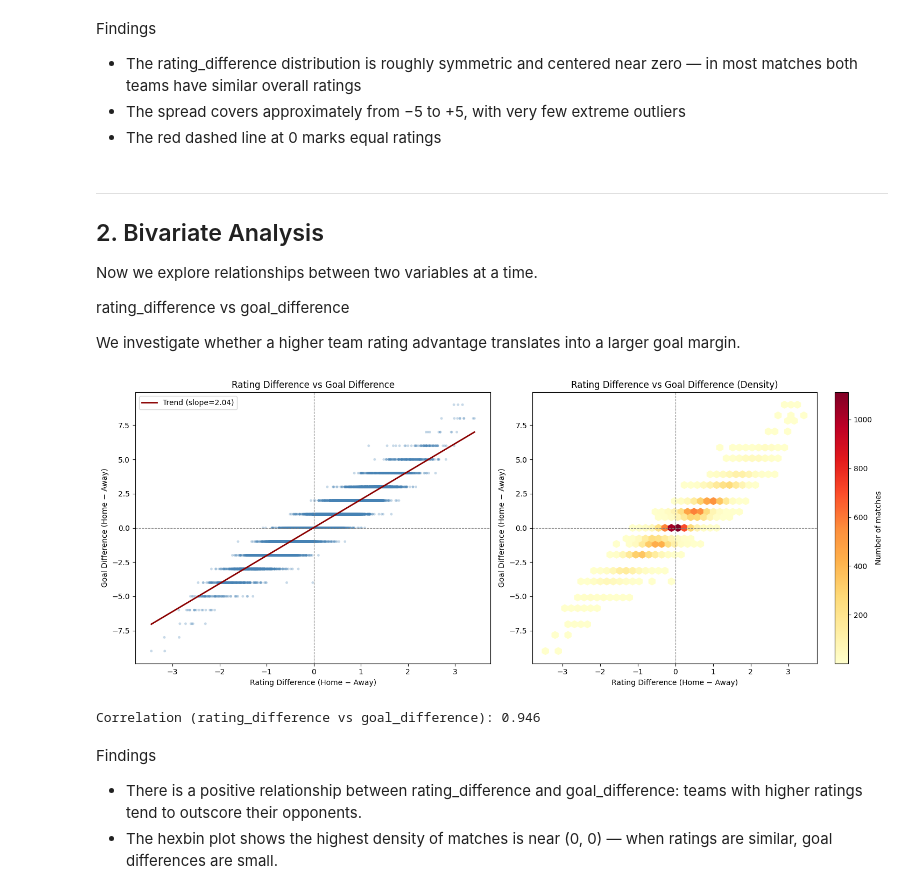
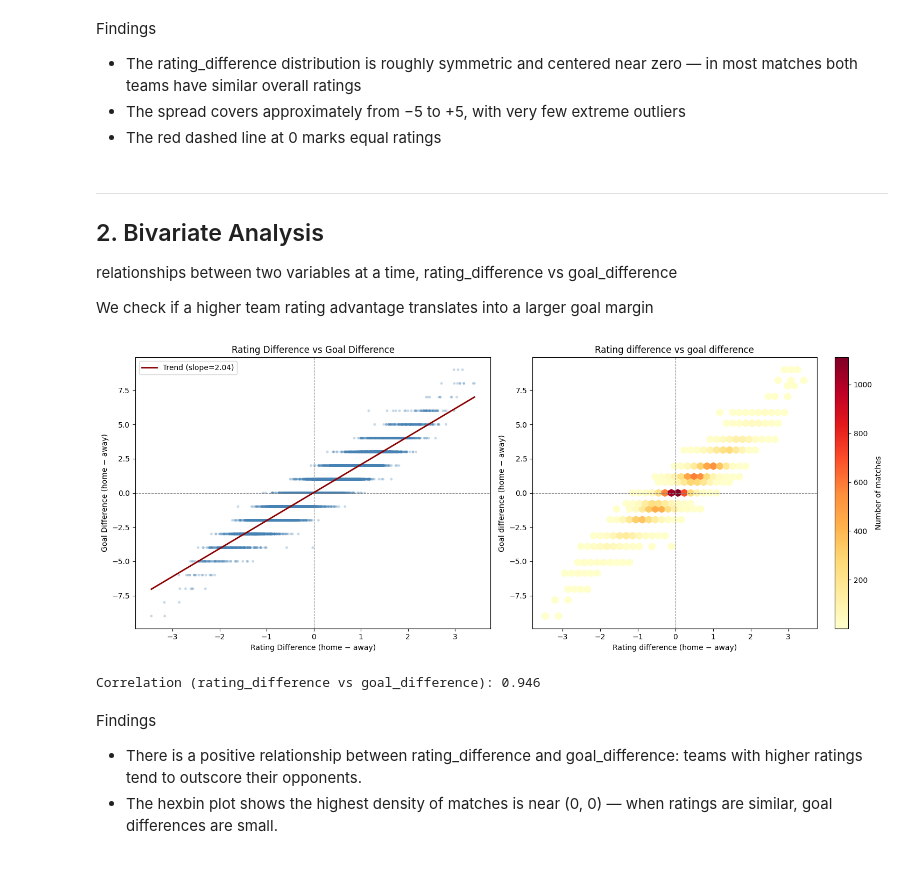
Before and after one commit to magrimuc/prj-2-eda-sql-football-matches-statistics, a Jupyter notebook: Ultimate_Master_notebook.ipynb, the cells around one changed output. Drawn from its saved outputs; the diff is of its cells as text; code cells hidden in the pictures.

```diff
--- a/Ultimate_Master_notebook.ipynb
+++ b/Ultimate_Master_notebook.ipynb
@@ -1611,26 +1611,17 @@ Therefore, current league points can be considered an informative predictor of m
 
 We explore individual distributions of key variables: rating_difference
 # %%
-if 'average_home_team_rating' not in clean_df.columns:
-    clean_df['average_home_team_rating'] = clean_df[['home_defense_rating', 'home_midfield_rating', 'home_attack_rating']].mean(axis=1)
-
-if 'average_away_team_rating' not in clean_df.columns:
-    clean_df['average_away_team_rating'] = clean_df[['away_defense_rating', 'away_midfield_rating', 'away_attack_rating']].mean(axis=1)
-
-if 'rating_difference' not in clean_df.columns:
-    clean_df['rating_difference'] = clean_df['average_home_team_rating'] - clean_df['average_away_team_rating']
-
 fig, axes = plt.subplots(1, 2, figsize=(14, 5))
 
 axes[0].hist(clean_df['rating_difference'].dropna(), bins=40, color='steelblue')
-axes[0].axvline(0, color='red', linestyle='--', linewidth=1.5, label='Equal Rating')
+axes[0].axvline(0, color='red', linestyle='--', label='Equal Rating')
 axes[0].set_title('Distribution of Rating Difference (Home − Away)')
 axes[0].set_xlabel('Rating Difference')
 axes[0].set_ylabel('Number of Matches')
 axes[0].legend()
 
-axes[1].boxplot(clean_df['rating_difference'].dropna(), vert=True, patch_artist=True, boxprops=dict(facecolor='steelblue'), medianprops=dict(color='darkred', linewidth=2))
-axes[1].axhline(0, color='red', linestyle='--', linewidth=1.5)
+axes[1].boxplot(clean_df['rating_difference'].dropna(), vert=True, patch_artist=True)
+axes[1].axhline(0, color='red', linestyle='--')
 axes[1].set_title('Boxplot of Rating Difference')
 axes[1].set_ylabel('Rating Difference')
 
@@ -1660,47 +1651,44 @@ Findings
 
 ## 2. Bivariate Analysis
 
-Now we explore relationships between two variables at a time.
+relationships between two variables at a time, rating_difference vs goal_difference
 
-rating_difference vs goal_difference
-
-We investigate whether a higher team rating advantage translates into a larger goal margin.
+We check if a higher team rating advantage translates into a larger goal margin
 # %%
 fig, axes = plt.subplots(1, 2, figsize=(15, 6))
 
-axes[0].scatter(clean_df['rating_difference'], clean_df['goal_difference'],
-                alpha=0.3, c='steelblue', s=12, edgecolors='none')
+axes[0].scatter(clean_df['rating_difference'], clean_df['goal_difference'], alpha=0.3, c='steelblue', s=12, edgecolors='none')
 axes[0].axhline(0, color='gray', linestyle='--', linewidth=0.8)
 axes[0].axvline(0, color='gray', linestyle='--', linewidth=0.8)
 
 from numpy.polynomial.polynomial import polyfit
 valid = clean_df[['rating_difference', 'goal_difference']].dropna()
 x_fit = valid['rating_difference']
 y_fit = valid['goal_difference']
 b, m = polyfit(x_fit, y_fit, 1)
 x_line = np.linspace(x_fit.min(), x_fit.max(), 100)
 axes[0].plot(x_line, b + m * x_line, color='darkred', linewidth=2, label=f'Trend (slope={m:.2f})')
 
 axes[0].set_title('Rating Difference vs Goal Difference')
-axes[0].set_xlabel('Rating Difference (Home − Away)')
-axes[0].set_ylabel('Goal Difference (Home − Away)')
+axes[0].set_xlabel('Rating Difference (home − away)')
+axes[0].set_ylabel('Goal Difference (home − away)')
 axes[0].legend()
 
 hb = axes[1].hexbin(clean_df['rating_difference'], clean_df['goal_difference'], gridsize=40, cmap='YlOrRd', mincnt=1)
 axes[1].axhline(0, color='gray', linestyle='--', linewidth=0.8)
 axes[1].axvline(0, color='gray', linestyle='--', linewidth=0.8)
-axes[1].set_title('Rating Difference vs Goal Difference (Density)')
-axes[1].set_xlabel('Rating Difference (Home − Away)')
-axes[1].set_ylabel('Goal Difference (Home − Away)')
+axes[1].set_title('Rating difference vs goal difference')
+axes[1].set_xlabel('Rating difference (home − away)')
+axes[1].set_ylabel('Goal difference (home − away)')
 plt.colorbar(hb, ax=axes[1], label='Number of matches')
 
 plt.tight_layout()
 plt.show()
 
 corr_rating_goal_diff = clean_df['rating_difference'].corr(clean_df['goal_difference'])
 print(f"Correlation (rating_difference vs goal_difference): {corr_rating_goal_diff:.3f}")
 # %% [output]
-[figure, old version]
+[figure, new version]
 Correlation (rating_difference vs goal_difference): 0.946
 # %% [markdown]
 Findings
```
